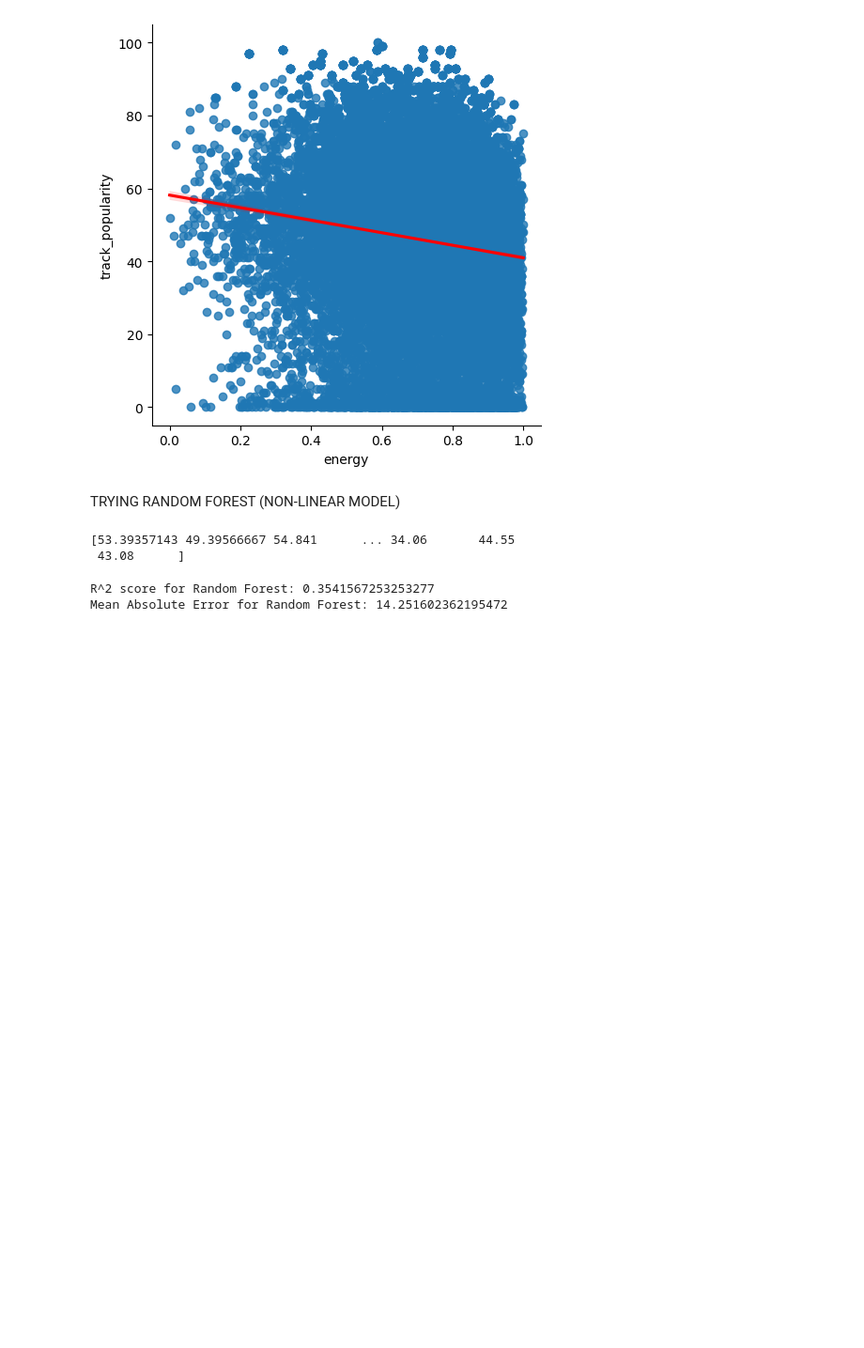
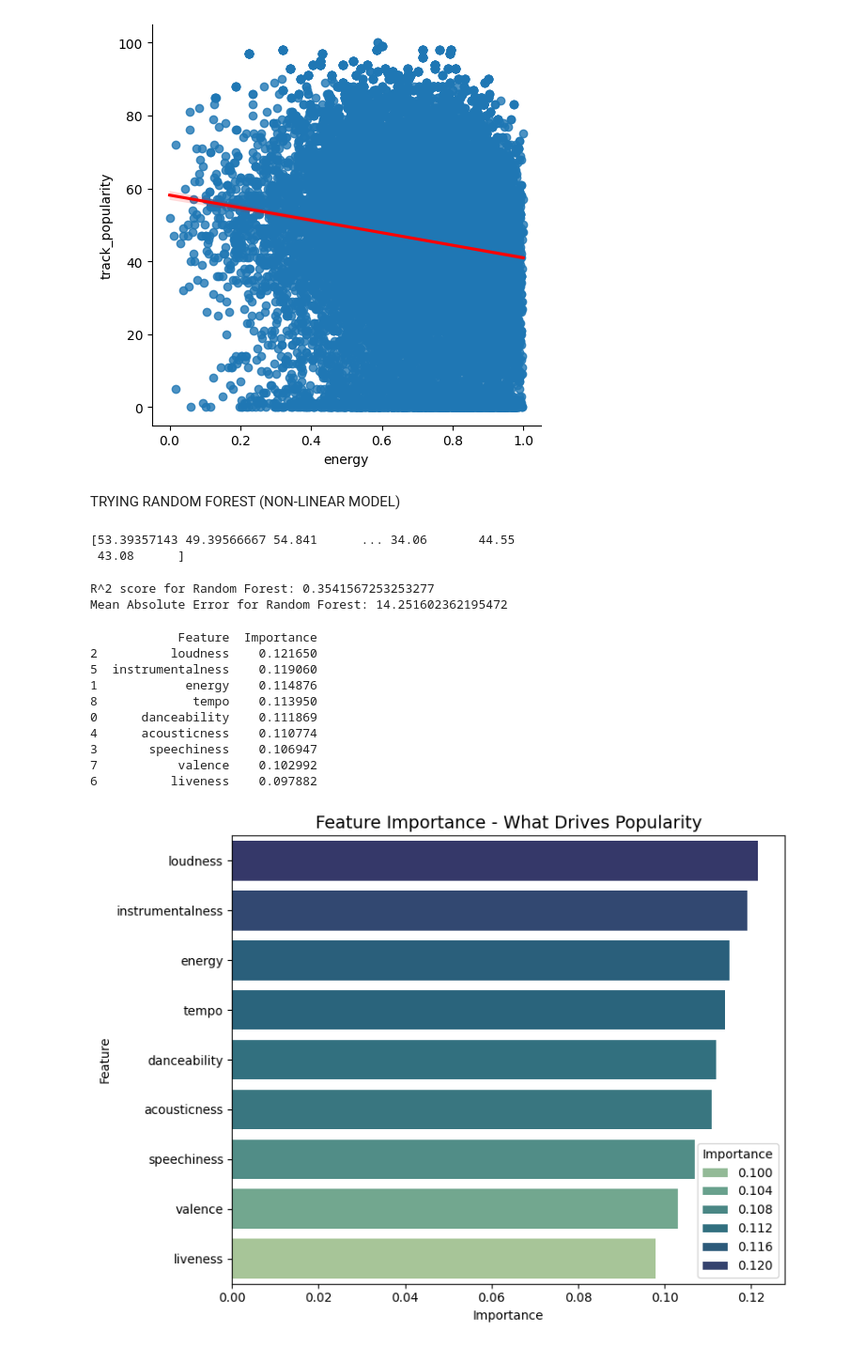
Before and after one commit to brobers0339/Spotify_Final_Project_H501, a Jupyter notebook: Spotify_Project.ipynb, the cells around one changed output. Shown at 94% size. Cells and saved outputs as stored; diff of their text form; code cells hidden in the pictures; blank space fills up the shorter version.

Commit message:
added few more visualisation using random forest

```diff
--- a/Spotify_Project.ipynb
+++ b/Spotify_Project.ipynb
@@ -365,3 +365,31 @@ print("Mean Absolute Error for Random Forest:", absoluteError)
 # %% [output]
 R^2 score for Random Forest: 0.3541567253253277
 Mean Absolute Error for Random Forest: 14.251602362195472
+# %%
+importance = pd.DataFrame({
+    'Feature': X.columns,
+    'Importance': model.feature_importances_
+}).sort_values(by='Importance', ascending=False)
+
+print(importance)
+
+# Plot the top features
+plt.figure(figsize=(8, 6))
+sns.barplot(x='Importance', y='Feature', data=importance, palette='crest', hue='Importance')
+plt.title('Feature Importance - What Drives Popularity', fontsize=14)
+plt.xlabel('Importance')
+plt.ylabel('Feature')
+plt.tight_layout()
+plt.show()
+# %% [output]
+            Feature  Importance
+2          loudness    0.121650
+5  instrumentalness    0.119060
+1            energy    0.114876
+8             tempo    0.113950
+0      danceability    0.111869
+4      acousticness    0.110774
+3       speechiness    0.106947
+7           valence    0.102992
+6          liveness    0.097882
+[figure, added]
```
Also changed, not shown: parts of 1 cell of this notebook.
